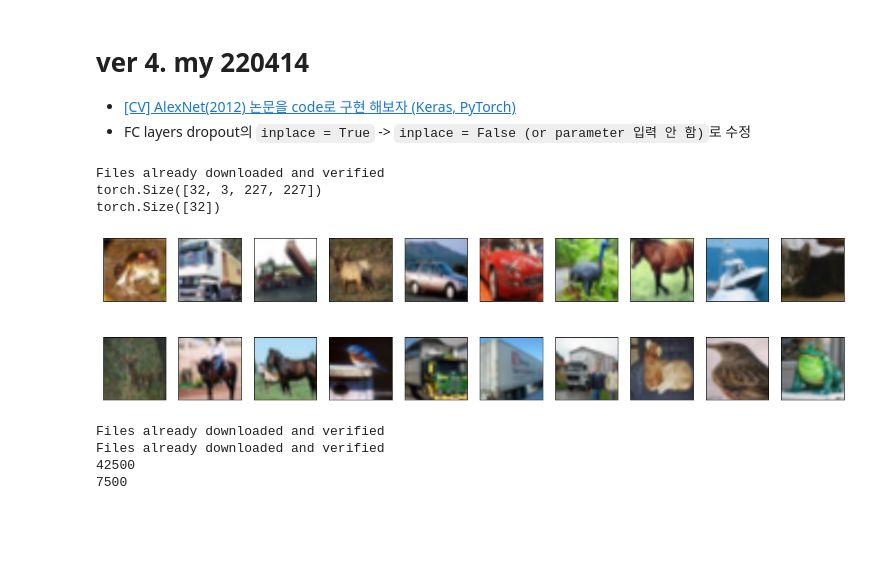
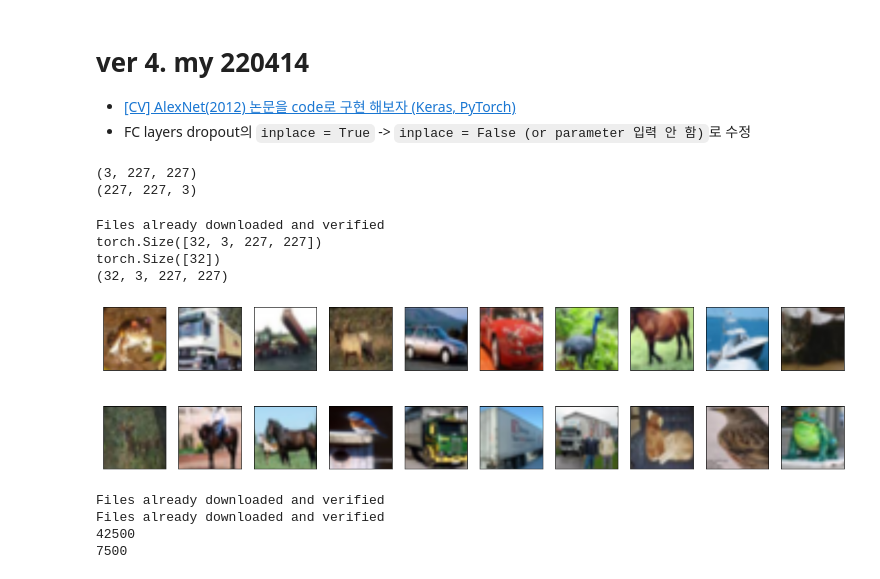
Before and after one commit to limeorange/AI_Paper_Review, a Jupyter notebook: (2012) AlexNet - 220413 my.ipynb, the cells around one changed output. Saved outputs shown, nothing was run; the diff lists cells and outputs as text; code cells hidden in the pictures; blank space fills up the shorter version.

```diff
--- a/(2012) AlexNet - 220413 my.ipynb
+++ b/(2012) AlexNet - 220413 my.ipynb
@@ -599,6 +599,12 @@ model = AlexNet()
 # ver 4. my 220414
 - [[CV] AlexNet(2012) 논문을 code로 구현 해보자 (Keras, PyTorch)](https://daeun-computer-uneasy.tistory.com/35?category=1005585)
 - FC layers dropout의 `inplace = True` -> `inplace = False (or parameter 입력 안 함)`로 수정
+# %%
+print(un_normalized_img.shape)
+print(np.transpose(img, (1, 2, 0)).shape)
+# %% [output]
+(3, 227, 227)
+(227, 227, 3)
 # %%
 '''
 ⭐️ transforms의 parameter test
@@ -609,37 +615,42 @@ model = AlexNet()
 def imshow(img):
     img = img / 2 + 0.5 # unnormalize
     plt.imshow(np.transpose(img, (1, 2, 0))) # convert from Tensor image
+#     plt.show() # 이게 있으면 그림이 하나씩 출력됨
 
 batch_size = 32
 
 train_transforms = transforms.Compose([transforms.ToTensor(),
                                        transforms.Resize(256),
                                        transforms.RandomCrop(227),
                                        transforms.Normalize([0.5, 0.5, 0.5],[0.5, 0.5, 0.5])])
 
 train_data = datasets.CIFAR10('./data', train = True, download = True, transform = train_transforms)
 train_loader = torch.utils.data.DataLoader(train_data, batch_size=batch_size)
 
 for x, y in train_loader:
     print(x.shape)
     print(y.shape)
     break
 
 dataiter = iter(train_loader)
 images, labels = dataiter.next()
 images = images.numpy()
+print(images.shape)
 
 # fig = plt.figure(figsize=(30, 30))
 fig = plt.figure(figsize=(20, 5))
 # display 20 images
 for idx in np.arange(20):
     ax = fig.add_subplot(2, 10, idx+1, xticks=[], yticks=[])
     imshow(images[idx])
+
+imshow(images[0])
 # %% [output]
 Files already downloaded and verified
 torch.Size([32, 3, 227, 227])
 torch.Size([32])
+(32, 3, 227, 227)
-[figure, old version]
+[figure, new version]
 # %%
 # Define transform options
 train_transform = transforms.Compose([transforms.Resize(256),
```
Also changed, not shown: parts of 2 cells of this notebook, 3 other files.
